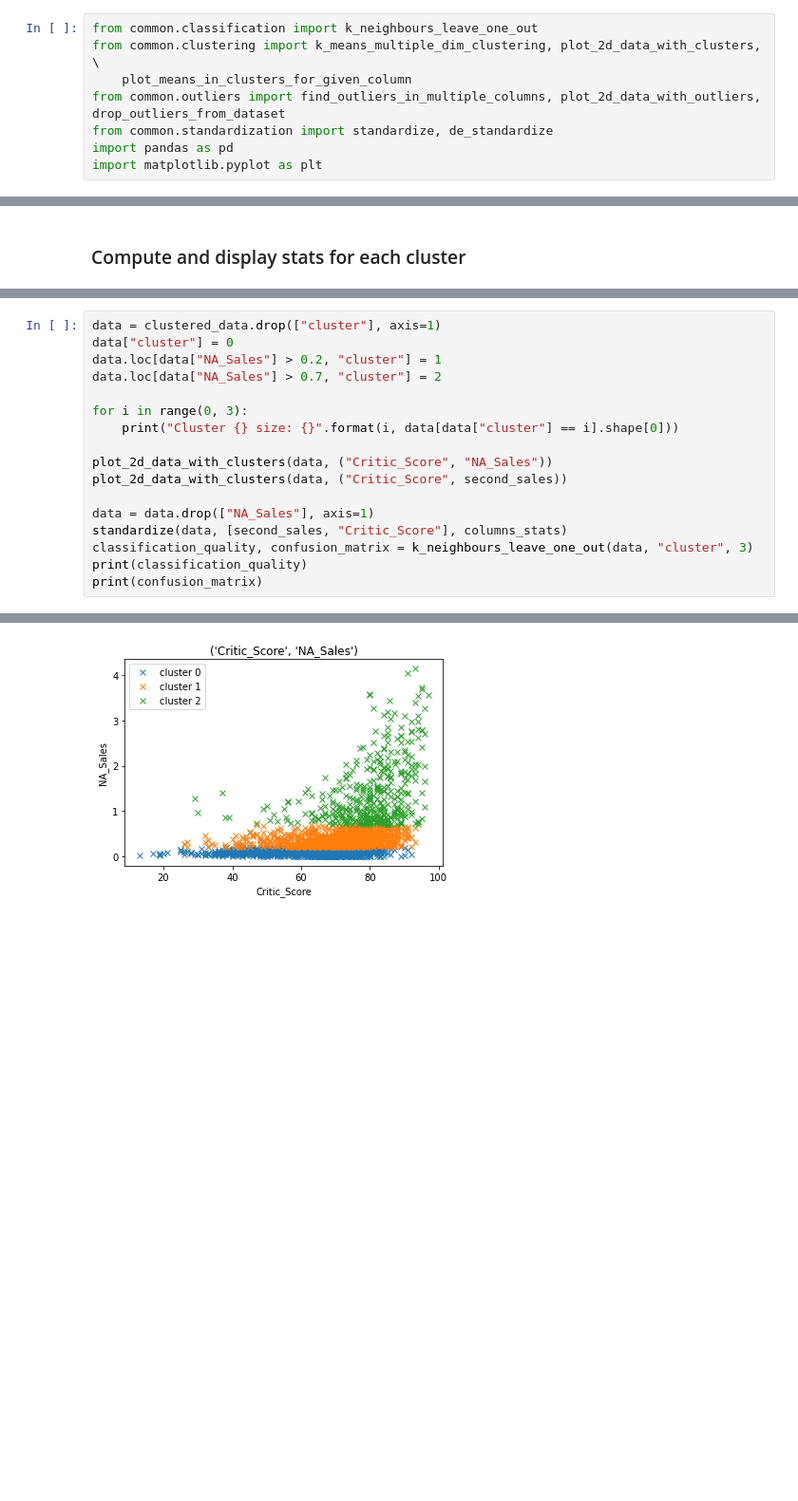
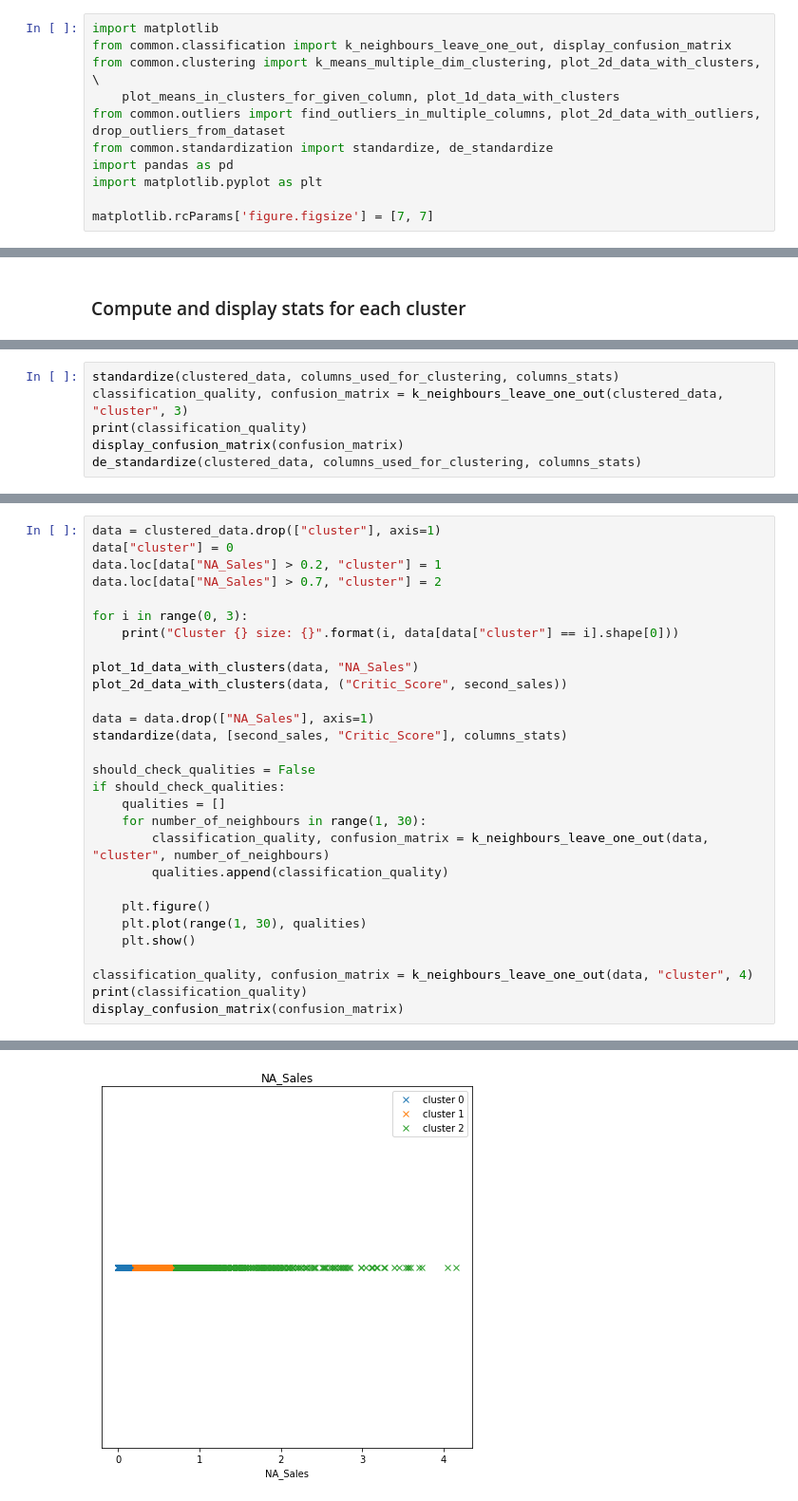
Before and after one commit to Loniowsky/Data-Mining-Project, a Jupyter notebook: scripts/notebooks/7th_gen.ipynb, the cells around one changed output, grey strips where cells are left out. Shown at 95% size. Cells and saved outputs as stored; diff of their text form; blank space fills up the shorter version.

```diff
--- a/scripts/notebooks/7th_gen.ipynb
+++ b/scripts/notebooks/7th_gen.ipynb
@@ -1,11 +1,14 @@
 # %%
-from common.classification import k_neighbours_leave_one_out
+import matplotlib
+from common.classification import k_neighbours_leave_one_out, display_confusion_matrix
 from common.clustering import k_means_multiple_dim_clustering, plot_2d_data_with_clusters, \
-    plot_means_in_clusters_for_given_column
+    plot_means_in_clusters_for_given_column, plot_1d_data_with_clusters
 from common.outliers import find_outliers_in_multiple_columns, plot_2d_data_with_outliers, drop_outliers_from_dataset
 from common.standardization import standardize, de_standardize
 import pandas as pd
 import matplotlib.pyplot as plt
+
+matplotlib.rcParams['figure.figsize'] = [7, 7]
 # %% [markdown]
 ### Dataset loading and preparation
 Please note that the `_preprocessed` file is required. To use this notebook
@@ -107,0 +124,6 @@ cluster
+# %%
+standardize(clustered_data, columns_used_for_clustering, columns_stats)
+classification_quality, confusion_matrix = k_neighbours_leave_one_out(clustered_data, "cluster", 3)
+print(classification_quality)
+display_confusion_matrix(confusion_matrix)
+de_standardize(clustered_data, columns_used_for_clustering, columns_stats)
@@ -114,14 +141,26 @@ data.loc[data["NA_Sales"] > 0.7, "cluster"] = 2
 for i in range(0, 3):
     print("Cluster {} size: {}".format(i, data[data["cluster"] == i].shape[0]))
 
-plot_2d_data_with_clusters(data, ("Critic_Score", "NA_Sales"))
+plot_1d_data_with_clusters(data, "NA_Sales")
 plot_2d_data_with_clusters(data, ("Critic_Score", second_sales))
 
 data = data.drop(["NA_Sales"], axis=1)
 standardize(data, [second_sales, "Critic_Score"], columns_stats)
-classification_quality, confusion_matrix = k_neighbours_leave_one_out(data, "cluster", 3)
+
+should_check_qualities = False
+if should_check_qualities:
+    qualities = []
+    for number_of_neighbours in range(1, 30):
+        classification_quality, confusion_matrix = k_neighbours_leave_one_out(data, "cluster", number_of_neighbours)
+        qualities.append(classification_quality)
+
+    plt.figure()
+    plt.plot(range(1, 30), qualities)
+    plt.show()
+
+classification_quality, confusion_matrix = k_neighbours_leave_one_out(data, "cluster", 4)
 print(classification_quality)
-print(confusion_matrix)
+display_confusion_matrix(confusion_matrix)
 # %% [output]
 Cluster 0 size: 1232
 Cluster 1 size: 1051
@@ -133 +169 @@ Cluster 2 size: 412
-[figure, old version]
+[figure, new version]
```
Also changed, not shown: parts of 8 cells of this notebook, 2 other files.
